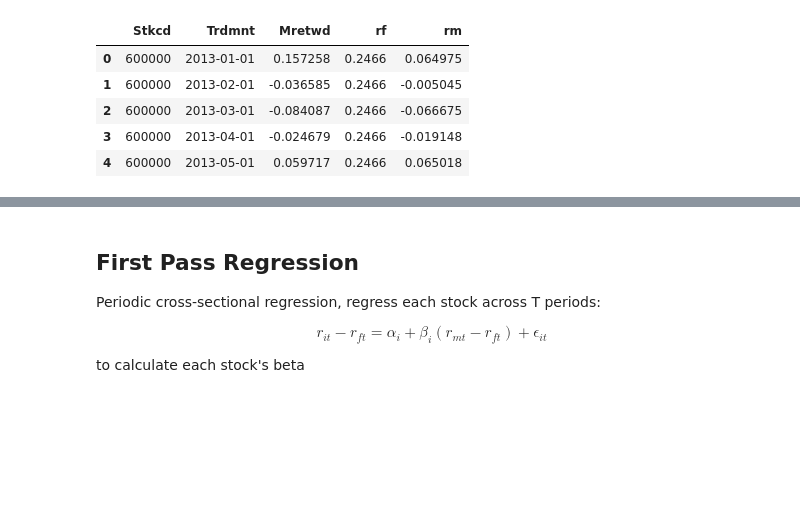
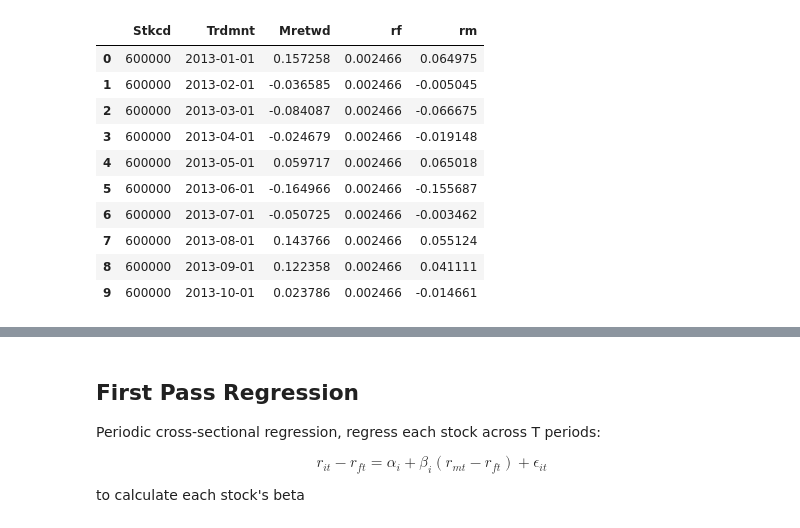
Before and after one commit to PRESIDENT810/FIN3080-Project2, a Jupyter notebook: Q1.2/Regression.ipynb, the cells around one changed output, grey strips where cells are left out. Drawn from its saved outputs; the diff is of its cells as text; code cells hidden in the pictures; blank space fills up the shorter version.

```diff
--- a/Q1.2/Regression.ipynb
+++ b/Q1.2/Regression.ipynb
@@ -9,11 +9,16 @@ import statsmodels.api as sm
 # %%
 df = pd.read_csv('./merged.csv', index_col=0)
 # %%
-df.head()
+df.head(10)
 # %% [output]
 |  | Stkcd | Trdmnt | Mretwd | rf | rm |
-| 0 | 600000 | 2013-01-01 | 0.157258 | 0.2466 | 0.064975 |
-| 1 | 600000 | 2013-02-01 | -0.036585 | 0.2466 | -0.005045 |
-| 2 | 600000 | 2013-03-01 | -0.084087 | 0.2466 | -0.066675 |
-| 3 | 600000 | 2013-04-01 | -0.024679 | 0.2466 | -0.019148 |
-| 4 | 600000 | 2013-05-01 | 0.059717 | 0.2466 | 0.065018 |
+| 0 | 600000 | 2013-01-01 | 0.157258 | 0.002466 | 0.064975 |
+| 1 | 600000 | 2013-02-01 | -0.036585 | 0.002466 | -0.005045 |
+| 2 | 600000 | 2013-03-01 | -0.084087 | 0.002466 | -0.066675 |
+| 3 | 600000 | 2013-04-01 | -0.024679 | 0.002466 | -0.019148 |
+| 4 | 600000 | 2013-05-01 | 0.059717 | 0.002466 | 0.065018 |
+| 5 | 600000 | 2013-06-01 | -0.164966 | 0.002466 | -0.155687 |
+| 6 | 600000 | 2013-07-01 | -0.050725 | 0.002466 | -0.003462 |
+| 7 | 600000 | 2013-08-01 | 0.143766 | 0.002466 | 0.055124 |
+| 8 | 600000 | 2013-09-01 | 0.122358 | 0.002466 | 0.041111 |
+| 9 | 600000 | 2013-10-01 | 0.023786 | 0.002466 | -0.014661 |
```
Also changed, not shown: parts of 40 cells of this notebook, 28 other files.
